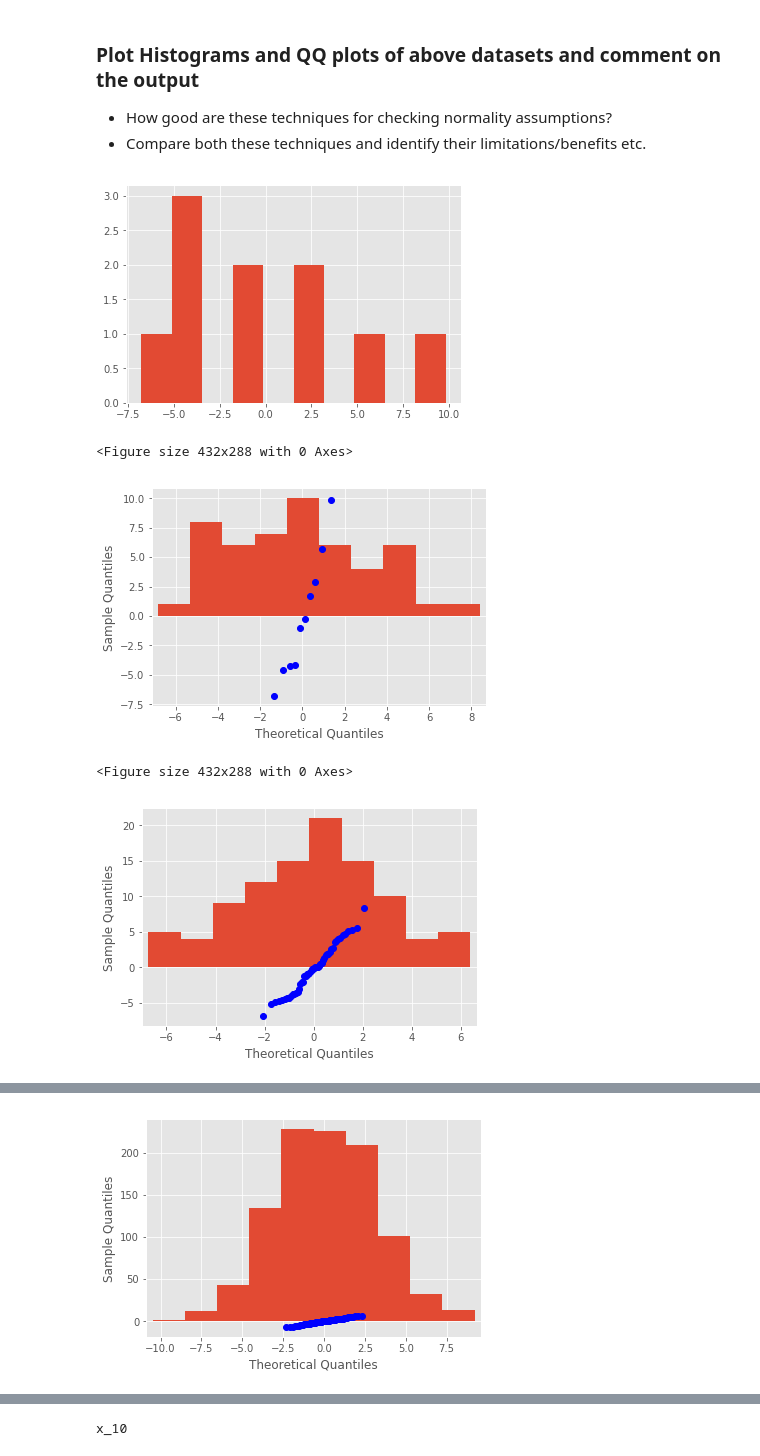
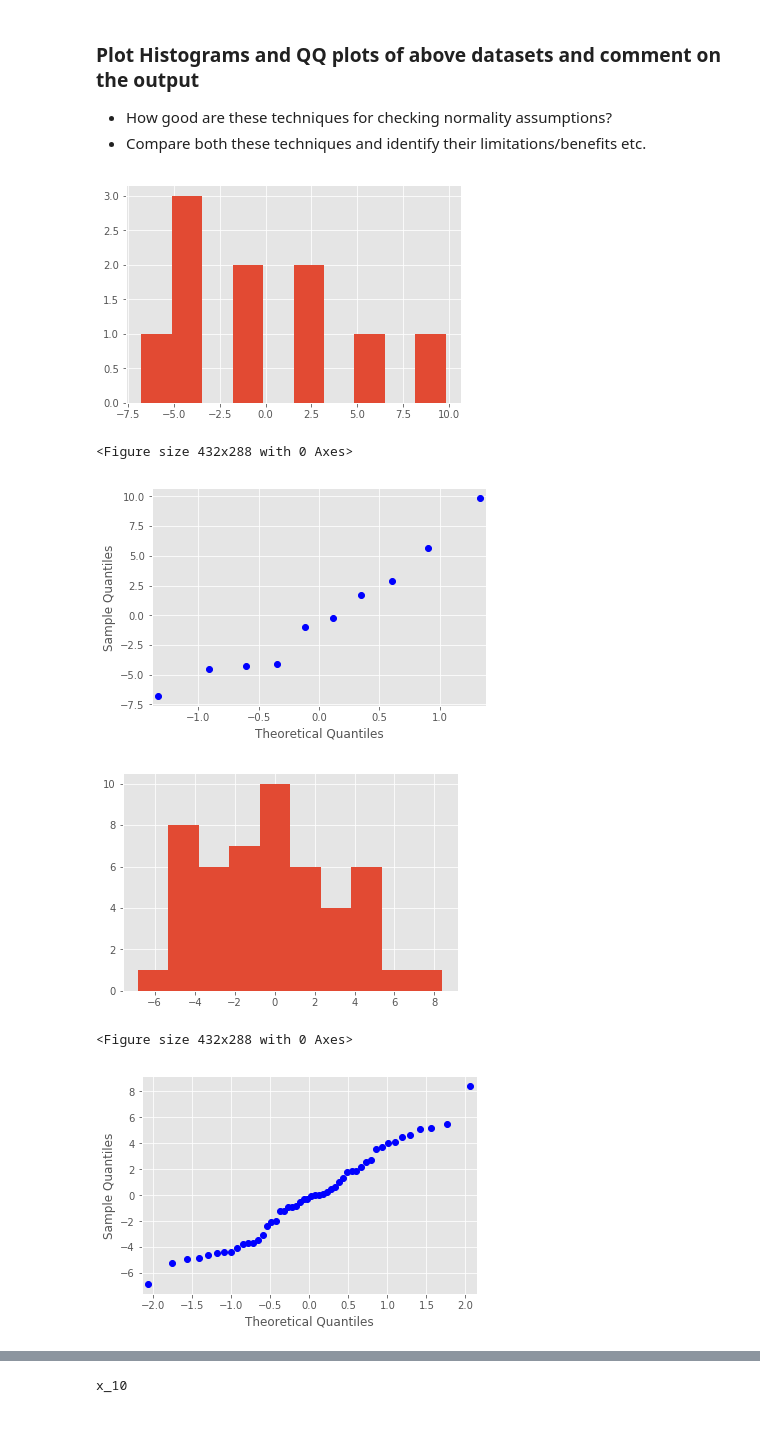
Before and after one commit to npschafer/dsc-komogorov-smirnov-test-lab-houston-ds-042219, a Jupyter notebook: index.ipynb, the cells around one changed output, grey strips where cells are left out. Saved outputs shown, nothing was run; the diff lists cells and outputs as text; code cells hidden in the pictures; blank space fills up the shorter version.

```diff
--- a/index.ipynb
+++ b/index.ipynb
@@ -34,12 +34,14 @@ x_1000 = stats.norm.rvs(loc=0, scale=3, size=1000)
 - Compare both these techniques and identify their limitations/benefits etc.
 # %%
 for data in [x_10,x_50,x_100,x_1000]:
+    plt.figure()
     plt.hist(data)
     plt.figure()
     sm.qqplot(data)
 # %% [output]
 [figure]
 <Figure size 432x288 with 0 Axes>
-[figure, old version]
+[figure, new version]
+[figure, new version]
 <Figure size 432x288 with 0 Axes>
-[figure, old version]
+[figure, new version]
@@ -46,2 +49 @@ for data in [x_10,x_50,x_100,x_1000]:
 <Figure size 432x288 with 0 Axes>
-[figure, old version]
```
Also changed, not shown: parts of 1 cell of this notebook.
